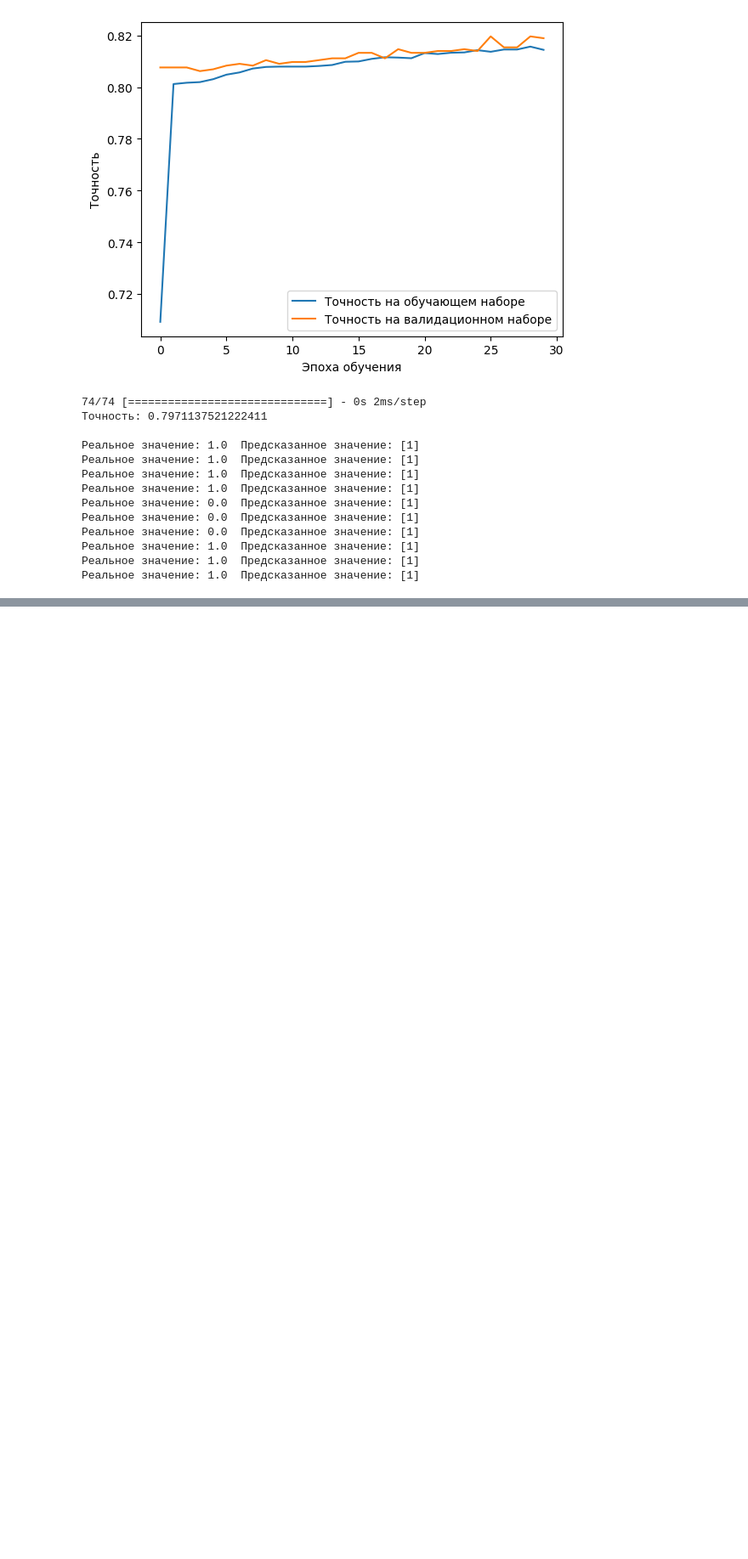
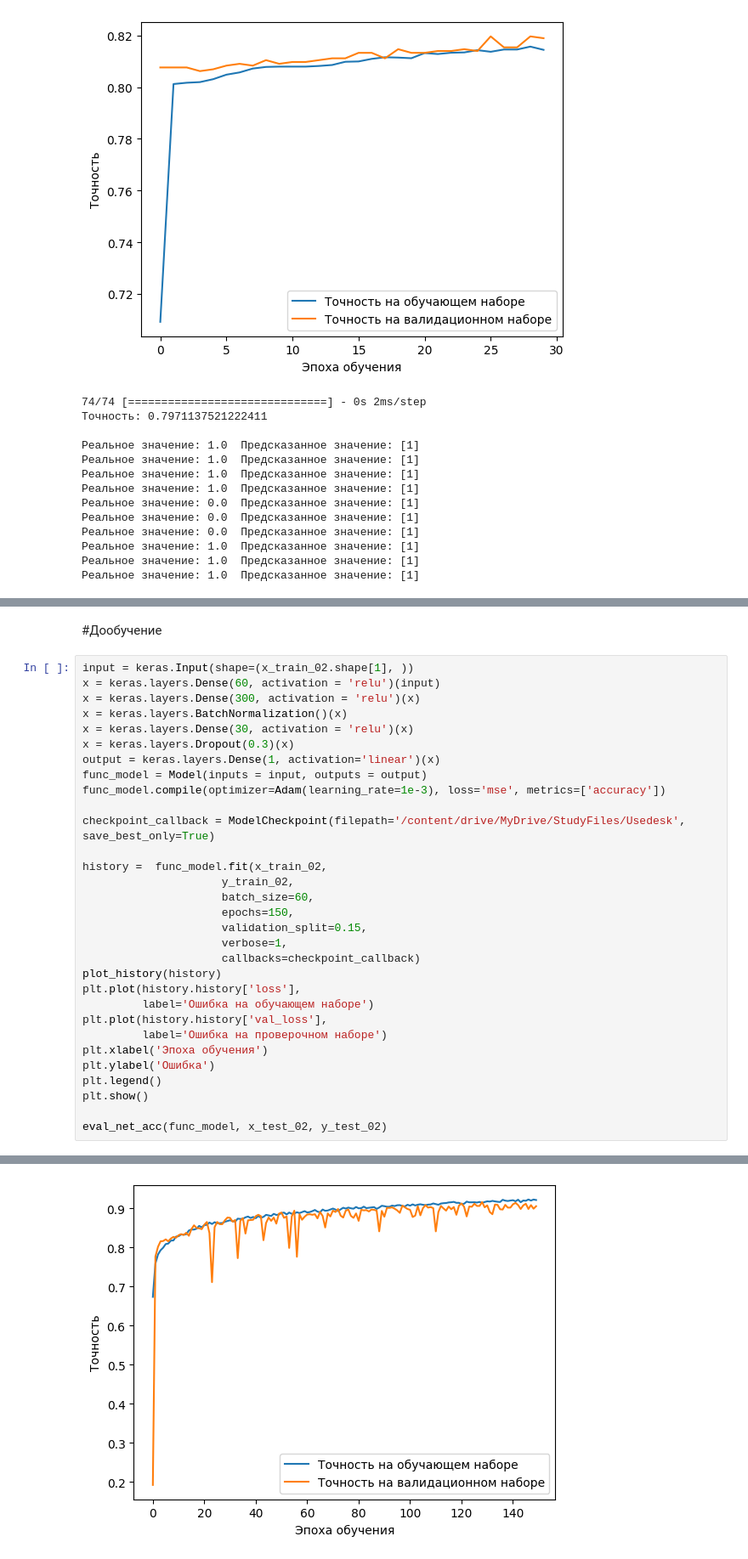
Before and after one commit to Untick/Usedesk, a Jupyter notebook: Yashin Mikhail/Задание_1.ipynb, the cells around one changed output, grey strips where cells are left out. Shown at 85% size. Drawn from its saved outputs; the diff is of its cells as text; blank space fills up the shorter version.

```diff
--- a/Yashin Mikhail/Задание_1.ipynb
+++ b/Yashin Mikhail/Задание_1.ipynb
@@ -1166,0 +1512,34 @@ Epoch 30/30
+# %% [markdown]
+#Дообучение
+# %%
+input = keras.Input(shape=(x_train_02.shape[1], ))
+x = keras.layers.Dense(60, activation = 'relu')(input)
+x = keras.layers.Dense(300, activation = 'relu')(x)
+x = keras.layers.BatchNormalization()(x)
+x = keras.layers.Dense(30, activation = 'relu')(x)
+x = keras.layers.Dropout(0.3)(x)
+output = keras.layers.Dense(1, activation='linear')(x)
+func_model = Model(inputs = input, outputs = output)
+func_model.compile(optimizer=Adam(learning_rate=1e-3), loss='mse', metrics=['accuracy'])
+
+checkpoint_callback = ModelCheckpoint(filepath='/content/drive/MyDrive/StudyFiles/Usedesk', save_best_only=True)
+
+history =  func_model.fit(x_train_02,
+                     y_train_02,
+                     batch_size=60,
+                     epochs=150,
+                     validation_split=0.15,
+                     verbose=1,
+                     callbacks=checkpoint_callback)
+plot_history(history)
+plt.plot(history.history['loss'],
+         label='Ошибка на обучающем наборе')
+plt.plot(history.history['val_loss'],
+         label='Ошибка на проверочном наборе')
+plt.xlabel('Эпоха обучения')
+plt.ylabel('Ошибка')
+plt.legend()
+plt.show()
+
+eval_net_acc(func_model, x_test_02, y_test_02)
+# %% [output]
@@ -1166,0 +1563 @@ Epoch 30/30
+[figure, added]
```
Also changed, not shown: parts of 76 cells of this notebook.
